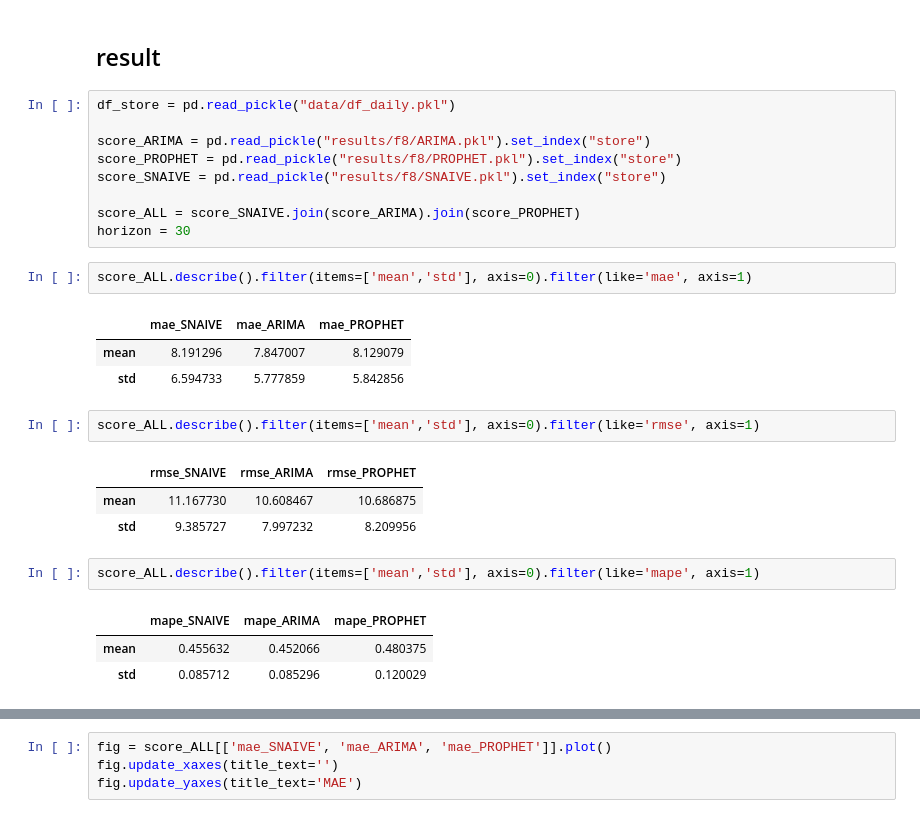
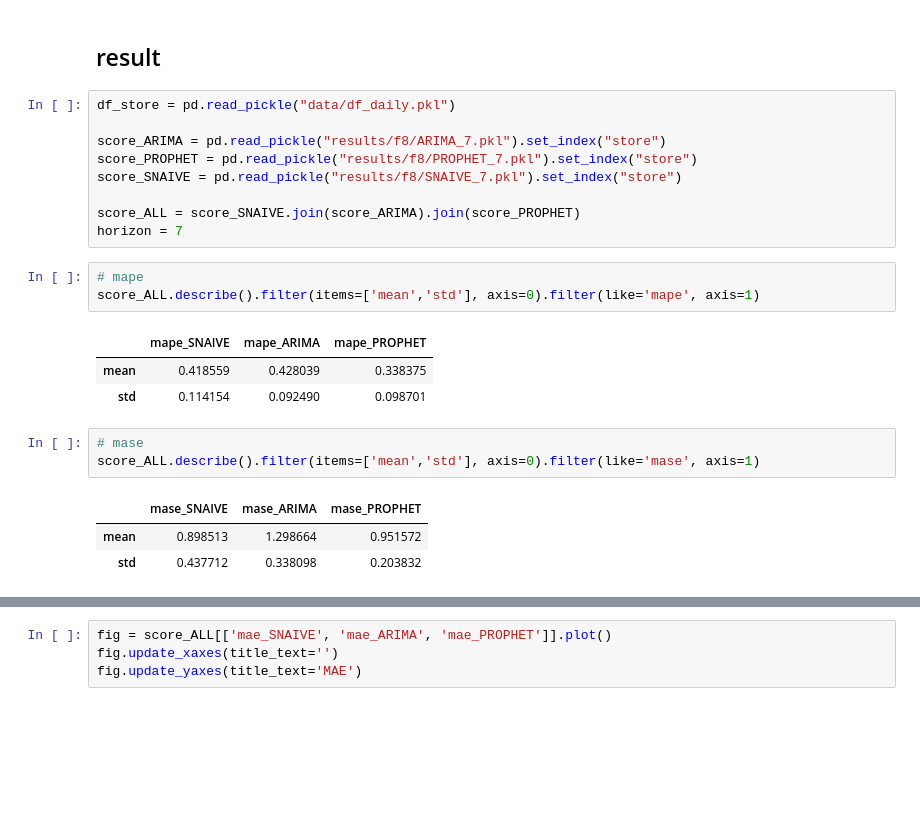
Before and after one commit to phucnh22/Sales_forecast, a Jupyter notebook: Forecast_8_results.ipynb, the cells around one changed output, grey strips where cells are left out. Cells and saved outputs as stored; diff of their text form; blank space fills up the shorter version.

```diff
--- a/Forecast_8_results.ipynb
+++ b/Forecast_8_results.ipynb
@@ -11,27 +11,23 @@ pd.options.plotting.backend = 'plotly'
 # %%
 df_store = pd.read_pickle("data/df_daily.pkl")
 
-score_ARIMA = pd.read_pickle("results/f8/ARIMA.pkl").set_index("store")
-score_PROPHET = pd.read_pickle("results/f8/PROPHET.pkl").set_index("store")
-score_SNAIVE = pd.read_pickle("results/f8/SNAIVE.pkl").set_index("store")
+score_ARIMA = pd.read_pickle("results/f8/ARIMA_7.pkl").set_index("store")
+score_PROPHET = pd.read_pickle("results/f8/PROPHET_7.pkl").set_index("store")
+score_SNAIVE = pd.read_pickle("results/f8/SNAIVE_7.pkl").set_index("store")
 
 score_ALL = score_SNAIVE.join(score_ARIMA).join(score_PROPHET)
-horizon = 30
+horizon = 7
 # %%
-score_ALL.describe().filter(items=['mean','std'], axis=0).filter(like='mae', axis=1)
+# mape
+score_ALL.describe().filter(items=['mean','std'], axis=0).filter(like='mape', axis=1)
 # %% [output]
-|  | mae_SNAIVE | mae_ARIMA | mae_PROPHET |
-| mean | 8.191296 | 7.847007 | 8.129079 |
-| std | 6.594733 | 5.777859 | 5.842856 |
+|  | mape_SNAIVE | mape_ARIMA | mape_PROPHET |
+| mean | 0.418559 | 0.428039 | 0.338375 |
+| std | 0.114154 | 0.092490 | 0.098701 |
 # %%
-score_ALL.describe().filter(items=['mean','std'], axis=0).filter(like='rmse', axis=1)
+# mase
+score_ALL.describe().filter(items=['mean','std'], axis=0).filter(like='mase', axis=1)
 # %% [output]
-|  | rmse_SNAIVE | rmse_ARIMA | rmse_PROPHET |
-| mean | 11.167730 | 10.608467 | 10.686875 |
-| std | 9.385727 | 7.997232 | 8.209956 |
+|  | mase_SNAIVE | mase_ARIMA | mase_PROPHET |
+| mean | 0.898513 | 1.298664 | 0.951572 |
+| std | 0.437712 | 0.338098 | 0.203832 |
-# %%
-score_ALL.describe().filter(items=['mean','std'], axis=0).filter(like='mape', axis=1)
-# %% [output]
-|  | mape_SNAIVE | mape_ARIMA | mape_PROPHET |
-| mean | 0.455632 | 0.452066 | 0.480375 |
-| std | 0.085712 | 0.085296 | 0.120029 |
```
Also changed, not shown: parts of 2 cells of this notebook, 4 other files.
